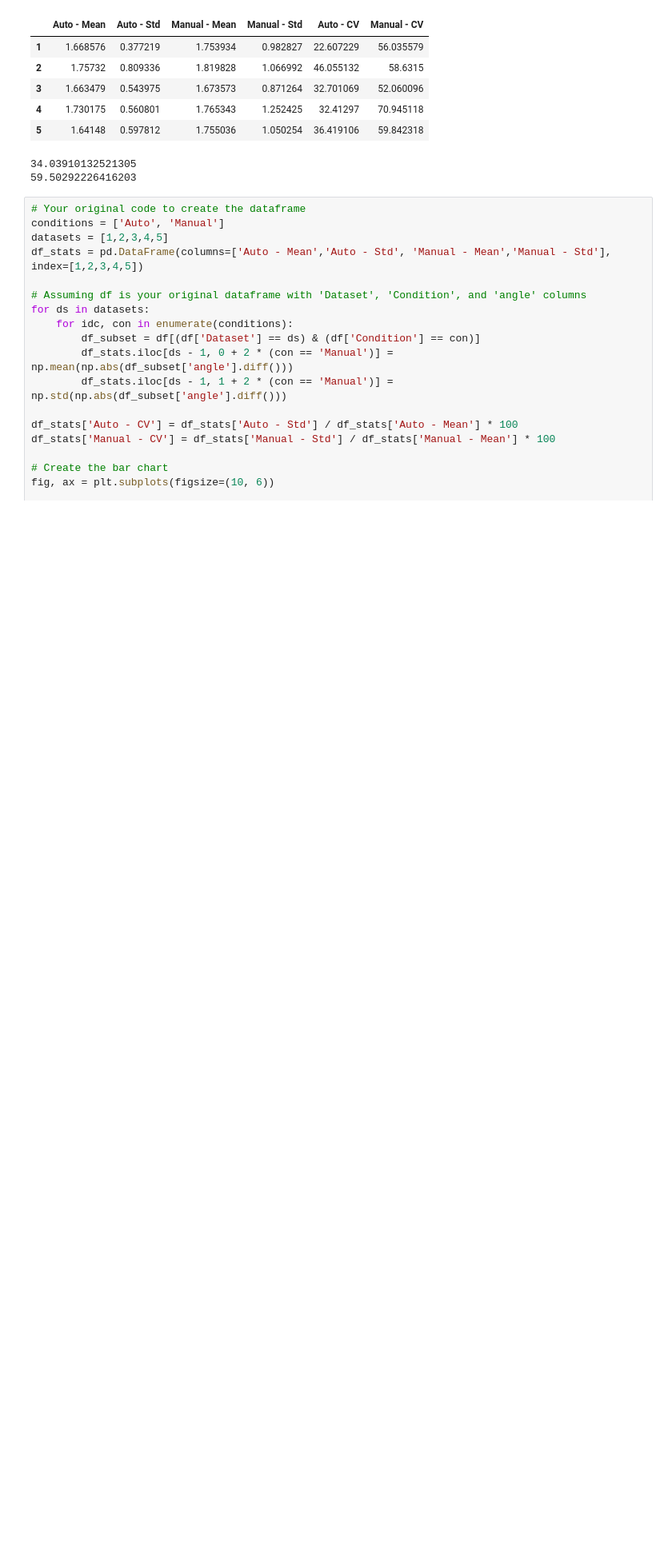
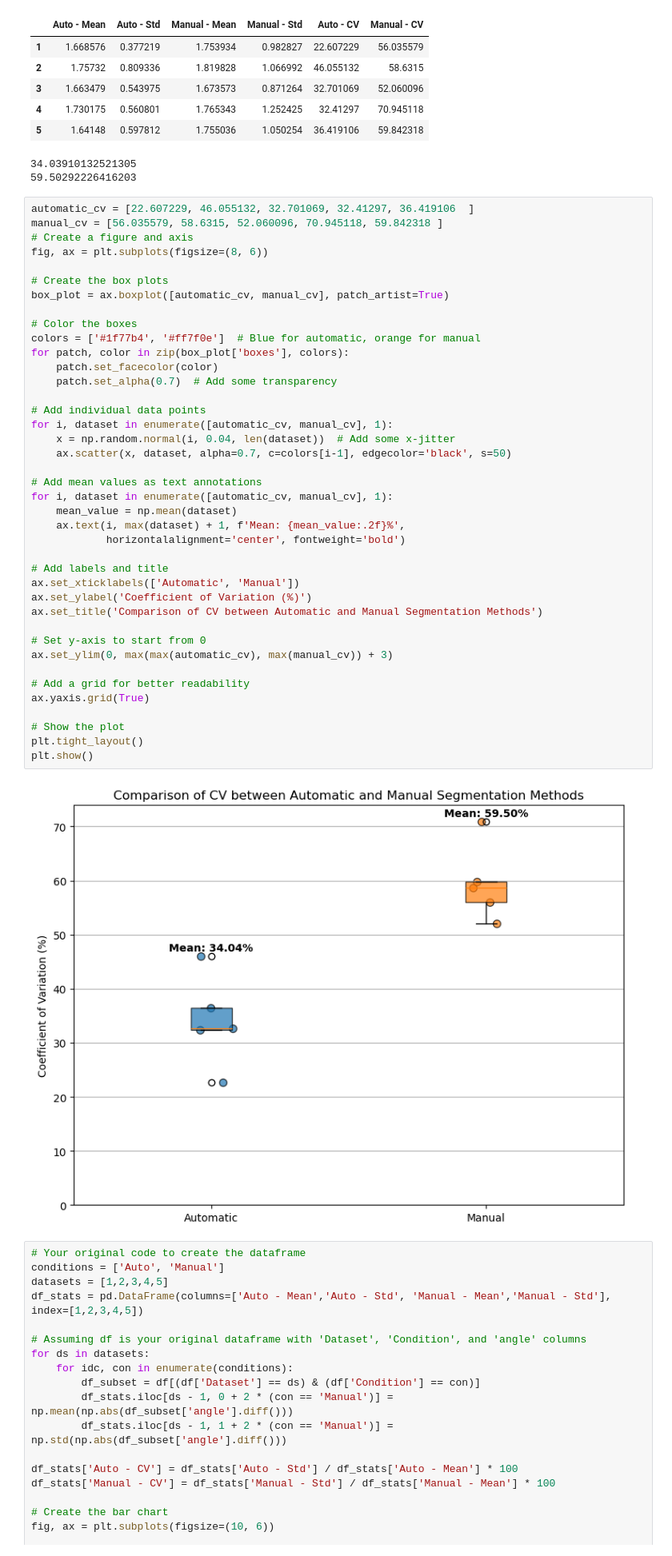
Before and after one commit to nepalaayush/thesis_new, a Jupyter notebook: manuscript/master_df_inverted.ipynb, the cells around one changed output. Shown: that part at 80% size. Cells and saved outputs as stored; diff of their text form; blank space fills up the shorter version.

```diff
--- a/manuscript/master_df_inverted.ipynb
+++ b/manuscript/master_df_inverted.ipynb
@@ -313,6 +313,48 @@ df_stats.to_csv('cv_dataframe.csv', index=False)
 | 5 | 1.64148 | 0.597812 | 1.755036 | 1.050254 | 36.419106 | 59.842318 |
 34.03910132521305
 59.50292226416203
+# %%
+automatic_cv = [22.607229, 46.055132, 32.701069, 32.41297, 36.419106  ]
+manual_cv = [56.035579, 58.6315, 52.060096, 70.945118, 59.842318 ]
+# Create a figure and axis
+fig, ax = plt.subplots(figsize=(8, 6))
+
+# Create the box plots
+box_plot = ax.boxplot([automatic_cv, manual_cv], patch_artist=True)
+
+# Color the boxes
+colors = ['#1f77b4', '#ff7f0e']  # Blue for automatic, orange for manual
+for patch, color in zip(box_plot['boxes'], colors):
+    patch.set_facecolor(color)
+    patch.set_alpha(0.7)  # Add some transparency
+
+# Add individual data points
+for i, dataset in enumerate([automatic_cv, manual_cv], 1):
+    x = np.random.normal(i, 0.04, len(dataset))  # Add some x-jitter
+    ax.scatter(x, dataset, alpha=0.7, c=colors[i-1], edgecolor='black', s=50)
+
+# Add mean values as text annotations
+for i, dataset in enumerate([automatic_cv, manual_cv], 1):
+    mean_value = np.mean(dataset)
+    ax.text(i, max(dataset) + 1, f'Mean: {mean_value:.2f}%',
+            horizontalalignment='center', fontweight='bold')
+
+# Add labels and title
+ax.set_xticklabels(['Automatic', 'Manual'])
+ax.set_ylabel('Coefficient of Variation (%)')
+ax.set_title('Comparison of CV between Automatic and Manual Segmentation Methods')
+
+# Set y-axis to start from 0
+ax.set_ylim(0, max(max(automatic_cv), max(manual_cv)) + 3)
+
+# Add a grid for better readability
+ax.yaxis.grid(True)
+
+# Show the plot
+plt.tight_layout()
+plt.show()
+# %% [output]
+[figure, added]
 # %%
 # Your original code to create the dataframe
 conditions = ['Auto', 'Manual']
```
Also changed, not shown: parts of 1 cell of this notebook, 8 other files.
